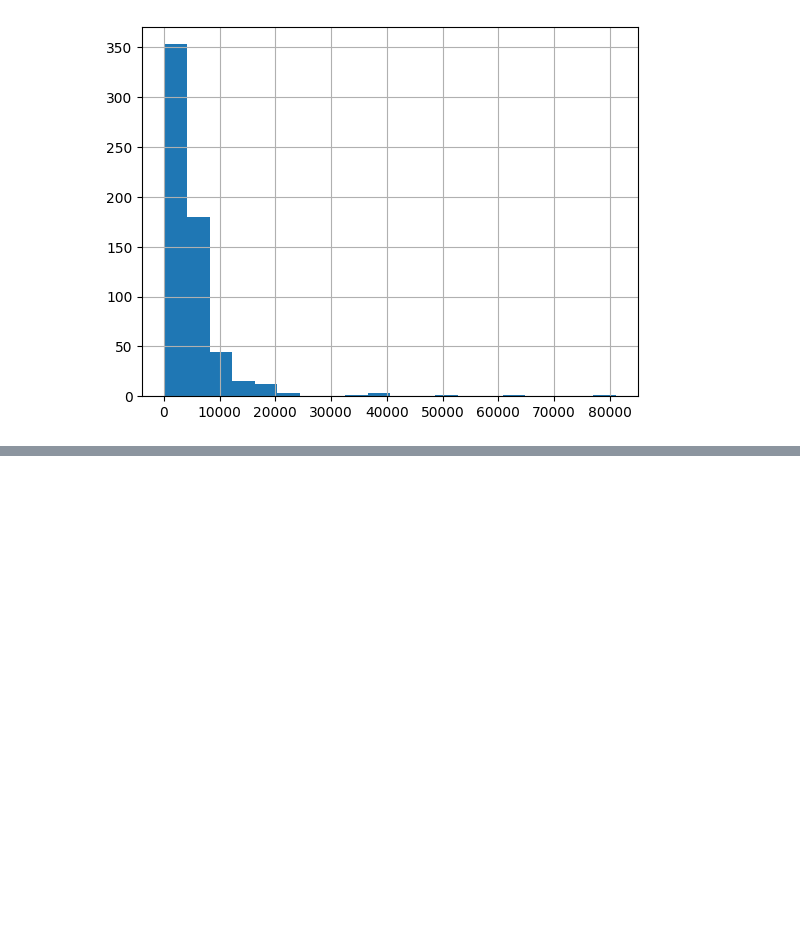
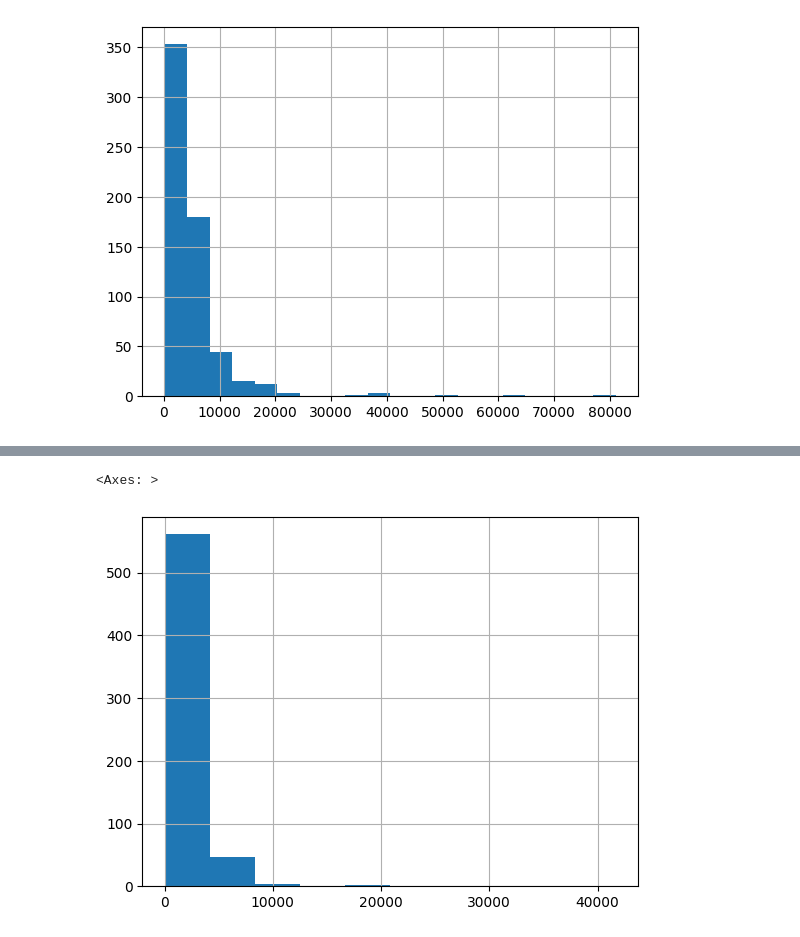
Before and after one commit to anupupadhaya123/Loan-Eligibility-Prediction, a Jupyter notebook: Untitled-1.ipynb, the cells around one changed output, grey strips where cells are left out. Drawn from its saved outputs; the diff is of its cells as text; code cells hidden in the pictures; blank space fills up the shorter version.

```diff
--- a/Untitled-1.ipynb
+++ b/Untitled-1.ipynb
@@ -61,0 +71,5 @@ dataset["ApplicantIncome"].hist(bins=20)
+# %%
+dataset["CoapplicantIncome"].hist()
+# %% [output]
+<Axes: >
+[figure, added]
```
Also changed, not shown: parts of 19 cells of this notebook.
